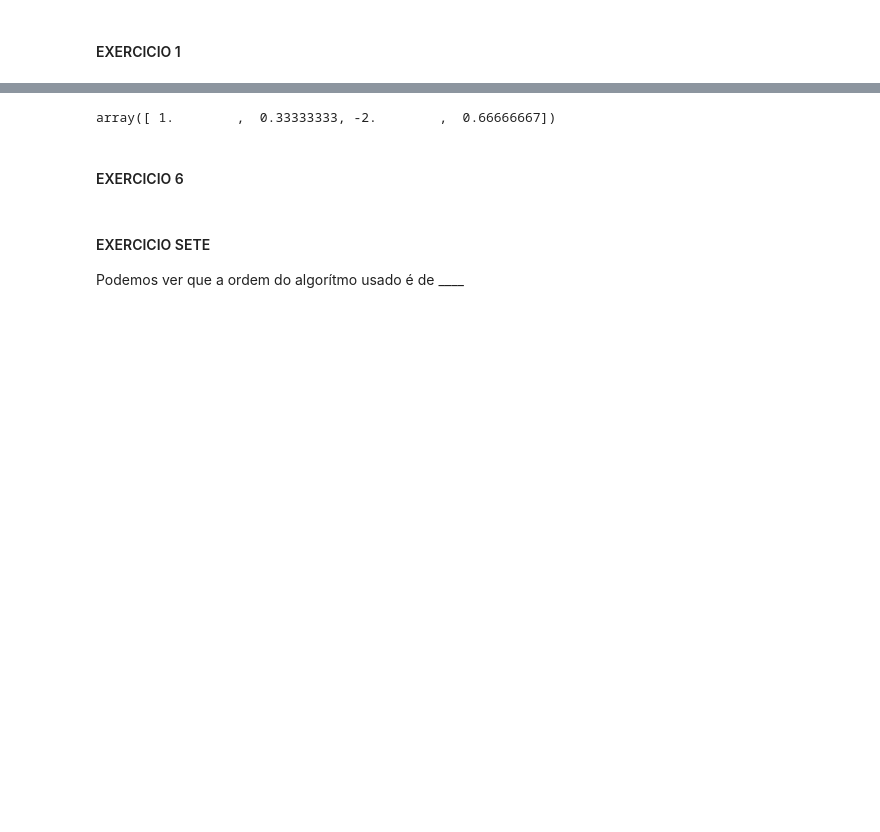
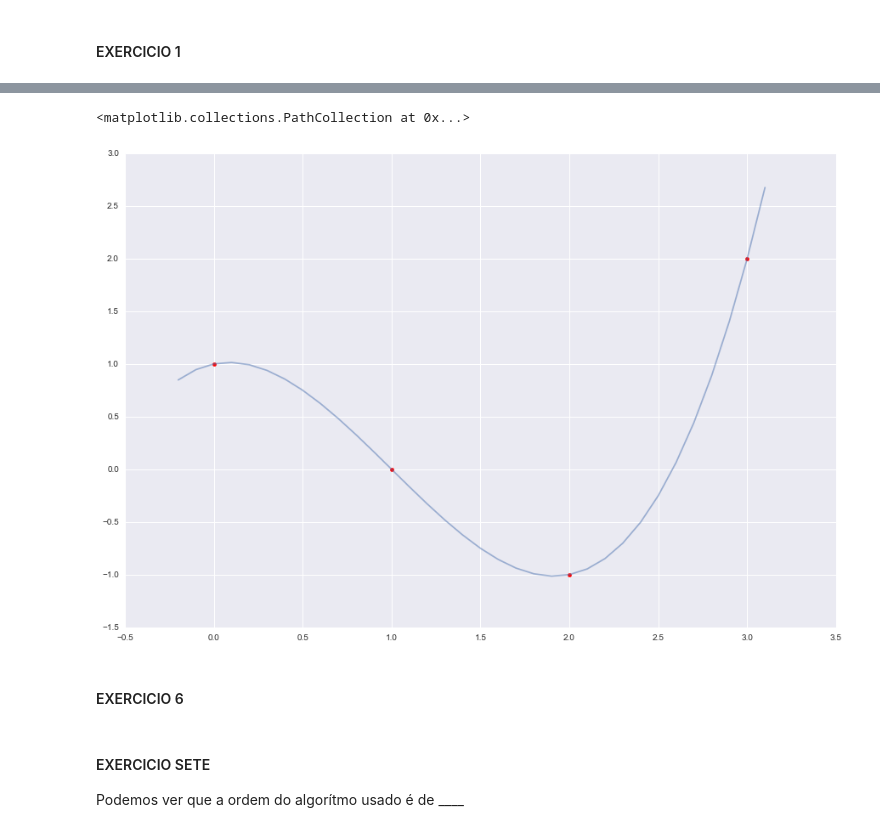
Before and after one commit to JoaoCarabetta/EMAP-Mestrado, a Jupyter notebook: AlgLin/Lista0.ipynb, the cells around one changed output, grey strips where cells are left out. Cells and saved outputs as stored; diff of their text form; code cells hidden in the pictures; blank space fills up the shorter version.

Commit message:
ex1 plot

```diff
--- a/AlgLin/Lista0.ipynb
+++ b/AlgLin/Lista0.ipynb
@@ -15,7 +17,14 @@ solucao = np.linalg.solve(a,b)
-# %%
-solucao
-# %% [output]
-array([ 1.        ,  0.33333333, -2.        ,  0.66666667])
+# %%
+
+x = np.arange(-0.2, 3.2, 0.1)
+
+poly = lambda s, x: s[0] + s[1]*x + s[2]*np.power(x, 2) + s[3]*np.power(x, 3)
+
+plt.plot(x, poly(solucao, x), alpha=0.5)
+plt.scatter(a[:, 1], b, marker='o', color='r')
+# %% [output]
+<matplotlib.collections.PathCollection at 0x...>
+[figure, added]
 # %% [markdown]
 #### EXERCICIO 6
 # %%
```
Also changed, not shown: parts of 1 cell of this notebook.
